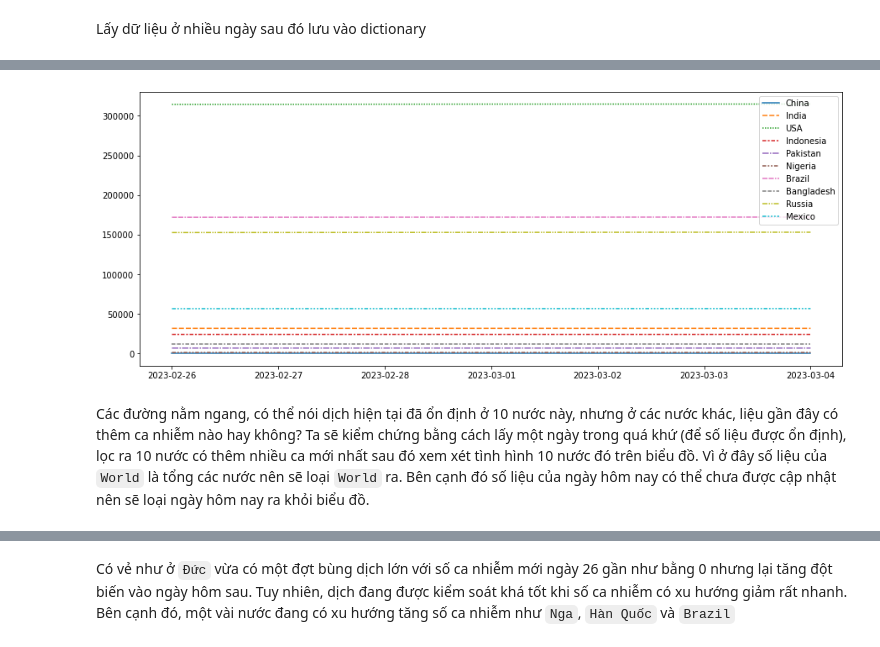
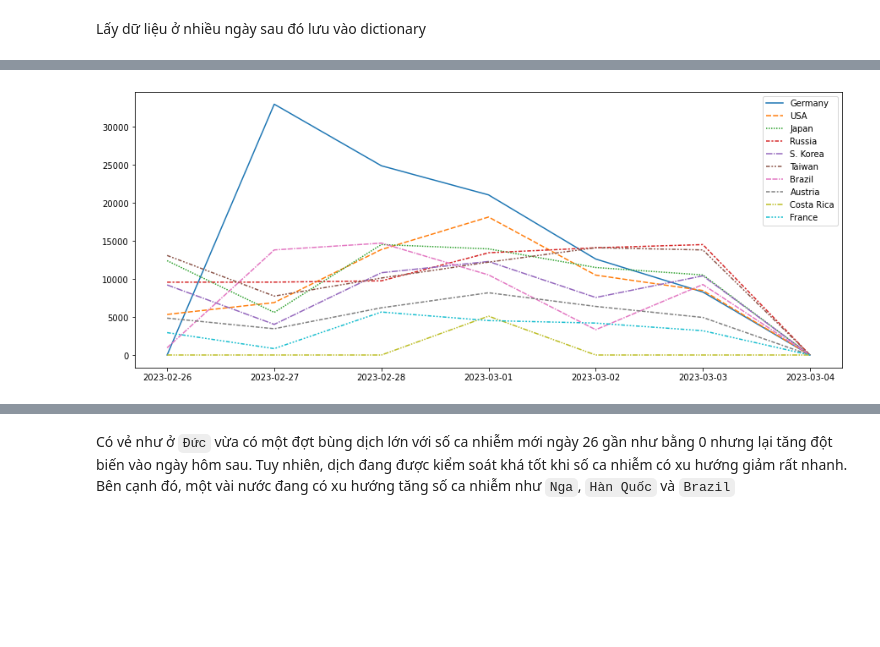
Before and after one commit to vntan/Covid-19-Analysis, a Jupyter notebook: Visualization.ipynb, the cells around one changed output, grey strips where cells are left out. Drawn from its saved outputs; the diff is of its cells as text; code cells hidden in the pictures; blank space fills up the shorter version.

```diff
--- a/Visualization.ipynb
+++ b/Visualization.ipynb
@@ -142,23 +179,22 @@ for file in files:
 # %%
-# Get list of top 10 countries with the most population
-country_list = list(df_dict.values())[0].sort_values(by=['Population'], ascending=False).iloc[:10]['Country,Other'].to_list()
+# Get list of top 10 countries with the cases
+country_list = list(df_dict.values())[0].sort_values(by=['NewCases'], ascending=False).iloc[1:11]['Country,Other'].to_list()
 
-# Get 'Tot Cases/1M pop' attribute from 10 countries day by day
+# Get 'NewCases' attribute from 10 countries day by day
 date_list = []
 data_list = []
 for key, item in df_dict.items():
     date_list.append(key)
     temp = item.set_index('Country,Other')
-    data_list.append(temp['Tot Cases/1M pop'][country_list].to_list())
+    data_list.append(temp['NewCases'][country_list].to_list())
 
-spread_speed_df = pd.DataFrame(data=data_list,columns=country_list,index=date_list)
-spread_speed_df.index = pd.to_datetime(spread_speed_df.index, format="%d-%m-%Y")
-spread_speed_df.sort_index()
+new_cases_df = pd.DataFrame(data=data_list,columns=country_list,index=date_list)
+new_cases_df.index = pd.to_datetime(new_cases_df.index, format="%d-%m-%Y")
+new_cases_df.sort_index()
+new_cases_df = new_cases_df[new_cases_df.index != pd.to_datetime(datetime.date.today())]
 
 # Plotting
 fig, ax = plt.subplots(figsize=(15, 6))
-sns.lineplot(data=spread_speed_df);
+sns.lineplot(data=new_cases_df);
 # %% [output]
-[figure, old version]
+[figure, new version]
-# %% [markdown]
-Các đường nằm ngang, có thể nói dịch hiện tại đã ổn định ở 10 nước này, nhưng ở các nước khác, liệu gần đây có thêm ca nhiễm nào hay không? Ta sẽ kiểm chứng bằng cách lấy một ngày trong quá khứ (để số liệu được ổn định), lọc ra 10 nước có thêm nhiều ca mới nhất sau đó xem xét tình hình 10 nước đó trên biểu đồ. Vì ở đây số liệu của `World` là tổng các nước nên sẽ loại `World` ra. Bên cạnh đó số liệu của ngày hôm nay có thể chưa được cập nhật nên sẽ loại ngày hôm nay ra khỏi biểu đồ.
```
Also changed, not shown: parts of 7 cells of this notebook.
